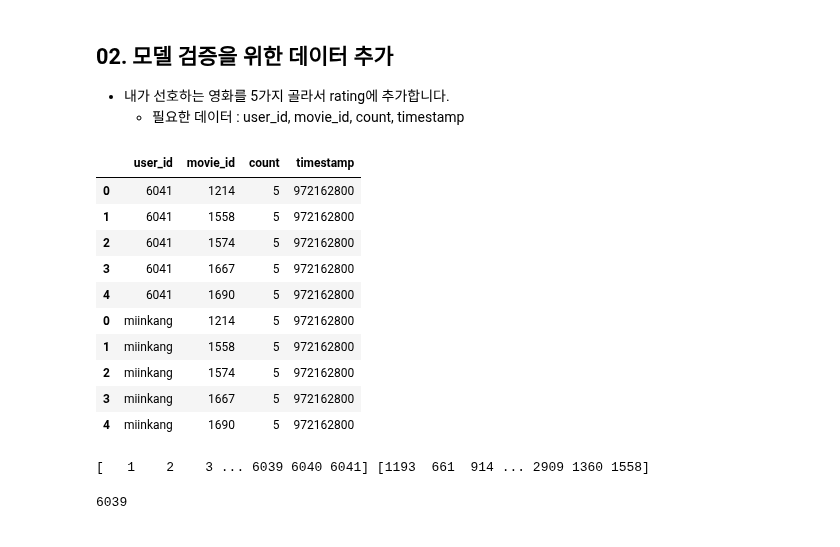
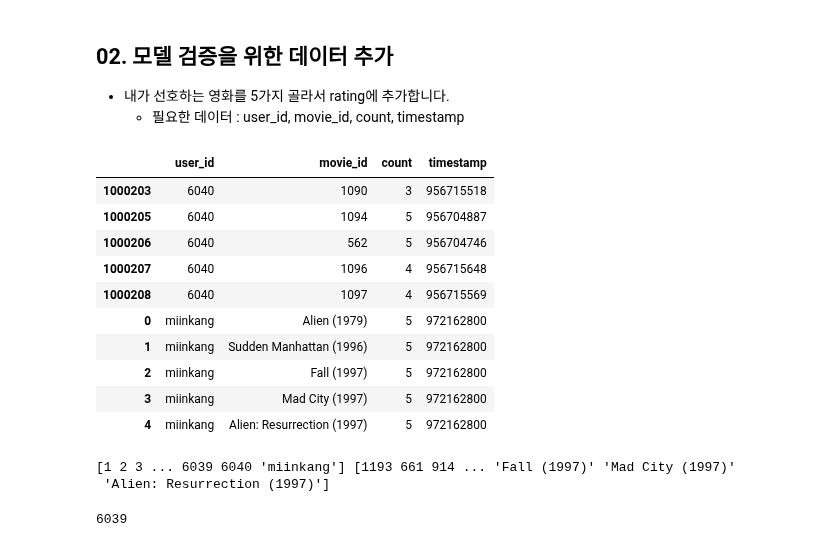
Before and after one commit to miinkang/AI_Project_AIFFEL, a Jupyter notebook: [E-08]Movielens_recommendation.ipynb, the cells around one changed output. Drawn from its saved outputs; the diff is of its cells as text; code cells hidden in the pictures.

```diff
--- a/[E-08]Movielens_recommendation.ipynb
+++ b/[E-08]Movielens_recommendation.ipynb
@@ -164,4 +166,4 @@ Int64Index([2858,  260, 1196, 1210, 2028,  589,  593, 1198, 1270, 2571,  480,
 # %%
-for i in movies_30.keys():
-    print(id_to_title(i))
+for idx, i in zip(movies_30.index, movies_30.keys()):
+    print(idx, id_to_title(i))
 # %% [output]
@@ -231,29 +233,29 @@ ratings.describe()
 # %%
 # 내가 좋아하는 영화 5편 추가
 my_fav = ['Alien (1979)' , 'Sudden Manhattan (1996)' ,'Fall (1997)' ,'Mad City (1997)' ,'Alien: Resurrection (1997)']
 
 # my_favorite을 movie_id로 변환
 my_fav_id = [title_to_id(i) for i in my_fav]
 
 # user_id를 'miinkang'으로 정하고, 좋아하는 영화이니 모두 5점을 부여하겠습니다.
-my_movies = pd.DataFrame({'user_id': ['miinkang']*5, 'movie_id': my_fav_id, 'count':[5]*5, 'timestamp':[972162800]*5})
+my_movies = pd.DataFrame({'user_id': ['miinkang']*5, 'movie_id': my_fav, 'count':[5]*5, 'timestamp':[972162800]*5})
 
 if not ratings.isin({'user_id':['miinkang']})['user_id'].any():  # user_id에 동일 id가 있는지 확인 후 추가
     ratings = ratings.append(my_movies)
 
 ratings.tail(10)       # append는 맨 뒤에 붙인다.
 # %% [output]
 |  | user_id | movie_id | count | timestamp |
-| 0 | 6041 | 1214 | 5 | 972162800 |
-| 1 | 6041 | 1558 | 5 | 972162800 |
-| 2 | 6041 | 1574 | 5 | 972162800 |
-| 3 | 6041 | 1667 | 5 | 972162800 |
-| 4 | 6041 | 1690 | 5 | 972162800 |
-| 0 | miinkang | 1214 | 5 | 972162800 |
-| 1 | miinkang | 1558 | 5 | 972162800 |
-| 2 | miinkang | 1574 | 5 | 972162800 |
-| 3 | miinkang | 1667 | 5 | 972162800 |
-| 4 | miinkang | 1690 | 5 | 972162800 |
+| 1000203 | 6040 | 1090 | 3 | 956715518 |
+| 1000205 | 6040 | 1094 | 5 | 956704887 |
+| 1000206 | 6040 | 562 | 5 | 956704746 |
+| 1000207 | 6040 | 1096 | 4 | 956715648 |
+| 1000208 | 6040 | 1097 | 4 | 956715569 |
+| 0 | miinkang | Alien (1979) | 5 | 972162800 |
+| 1 | miinkang | Sudden Manhattan (1996) | 5 | 972162800 |
+| 2 | miinkang | Fall (1997) | 5 | 972162800 |
+| 3 | miinkang | Mad City (1997) | 5 | 972162800 |
+| 4 | miinkang | Alien: Resurrection (1997) | 5 | 972162800 |
 # %%
 # 고유한 유저, 아티스트를 찾아내는 코드
 user_unique = ratings['user_id'].unique()
@@ -261,11 +263,12 @@ movie_unique = ratings['movie_id'].unique()
 
 # 유저, 아티스트 indexing 하는 코드 idx는 index의 약자입니다.
 user_to_idx = {v:k for k,v in enumerate(user_unique)}
-artist_to_idx = {v:k for k,v in enumerate(movie_unique)}
+movie_to_idx = {v:k for k,v in enumerate(movie_unique)}
 
 print(user_unique, movie_unique)
 # %% [output]
-[   1    2    3 ... 6039 6040 6041] [1193  661  914 ... 2909 1360 1558]
+[1 2 3 ... 6039 6040 'miinkang'] [1193 661 914 ... 'Fall (1997)' 'Mad City (1997)'
+ 'Alien: Resurrection (1997)']
 # %%
 user_to_idx['miinkang']
 # %% [output]
```
Also changed, not shown: parts of 18 cells of this notebook.
